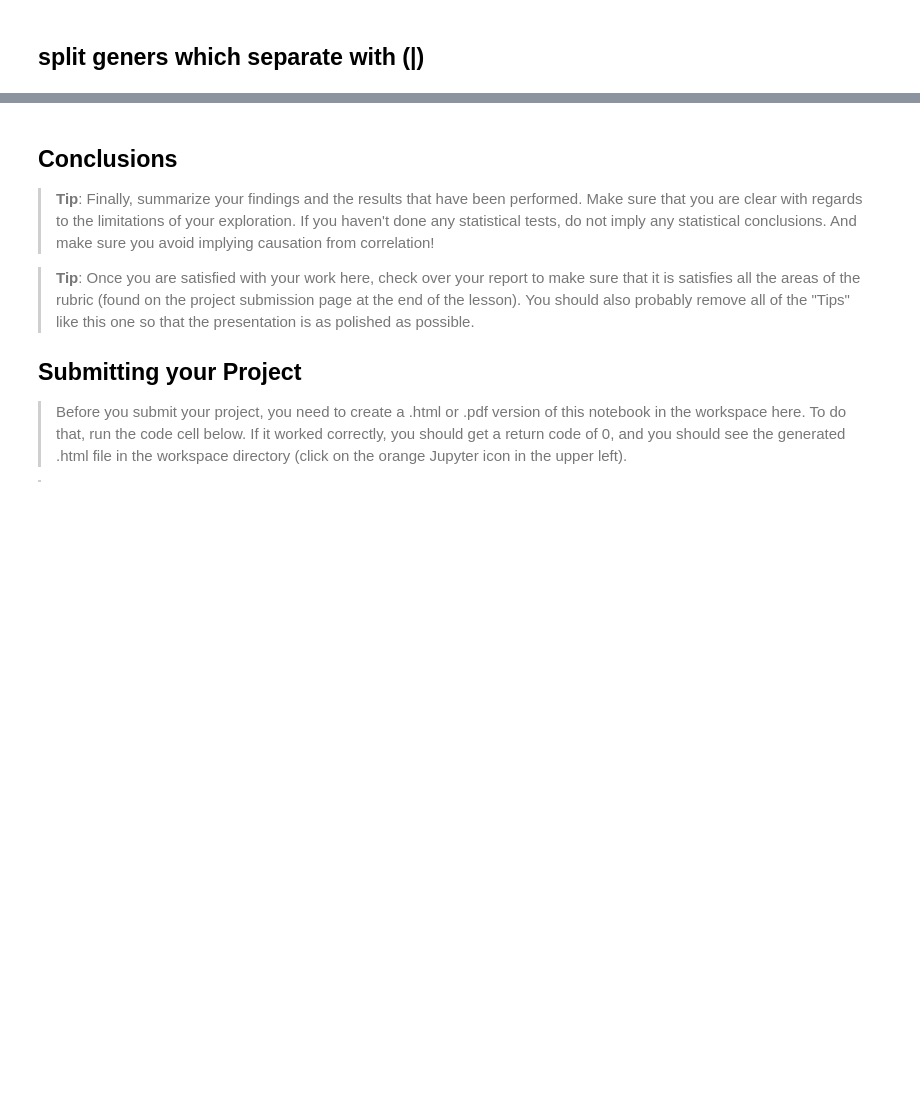
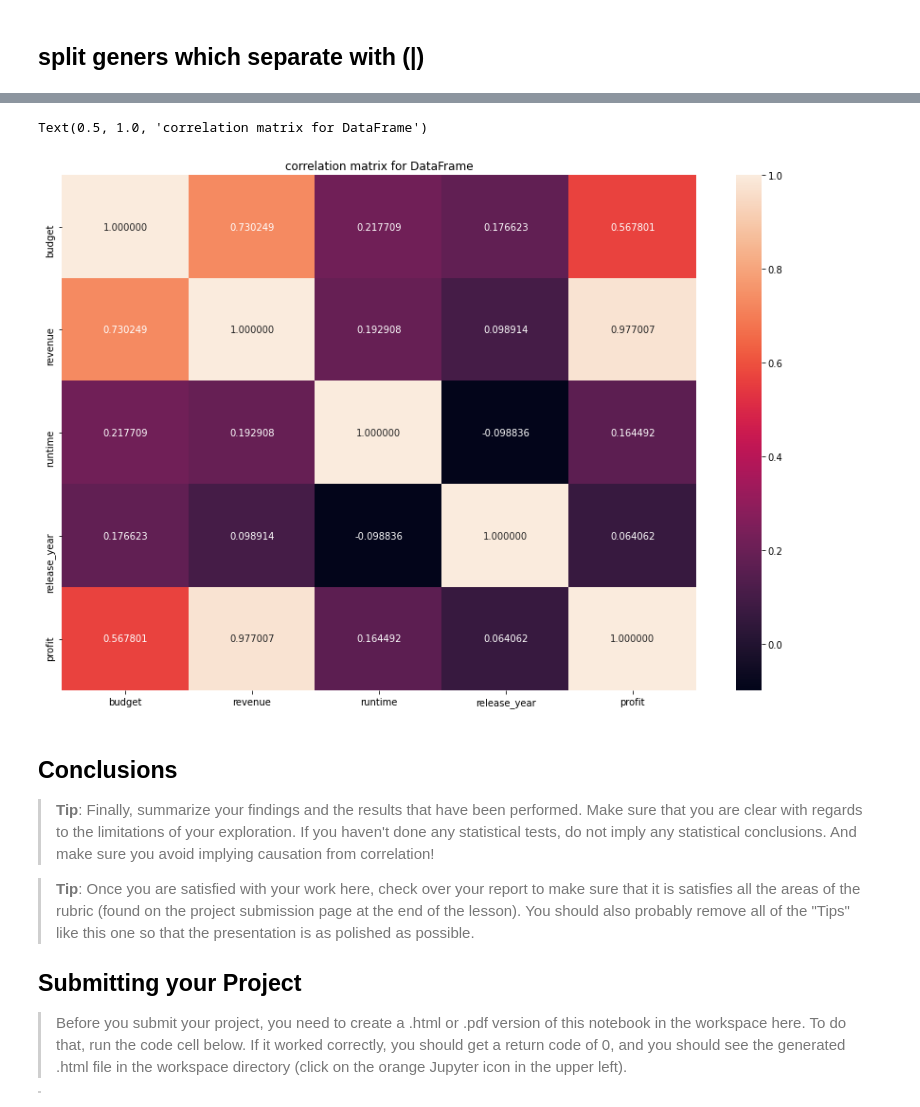
Before and after one commit to ahmed-hassan97/Investigate_TMDb_Movies, a Jupyter notebook: Investigate_a_Dataset.ipynb, the cells around one changed output, grey strips where cells are left out. Cells and saved outputs as stored; diff of their text form; code cells hidden in the pictures; blank space fills up the shorter version.

```diff
--- a/Investigate_a_Dataset.ipynb
+++ b/Investigate_a_Dataset.ipynb
@@ -382,3 +443,10 @@ KeyError: ignored
+# %%
+fig, ax = plt.subplots(figsize=(15,10))
+sns.heatmap(df.corr(), annot=True, fmt="f",ax=ax)
+plt.title('correlation matrix for DataFrame')
+# %% [output]
+Text(0.5, 1.0, 'correlation matrix for DataFrame')
+[figure, added]
 # %% [markdown]
 <a id='conclusions'></a>
 ## Conclusions
```
Also changed, not shown: parts of 6 cells of this notebook.
